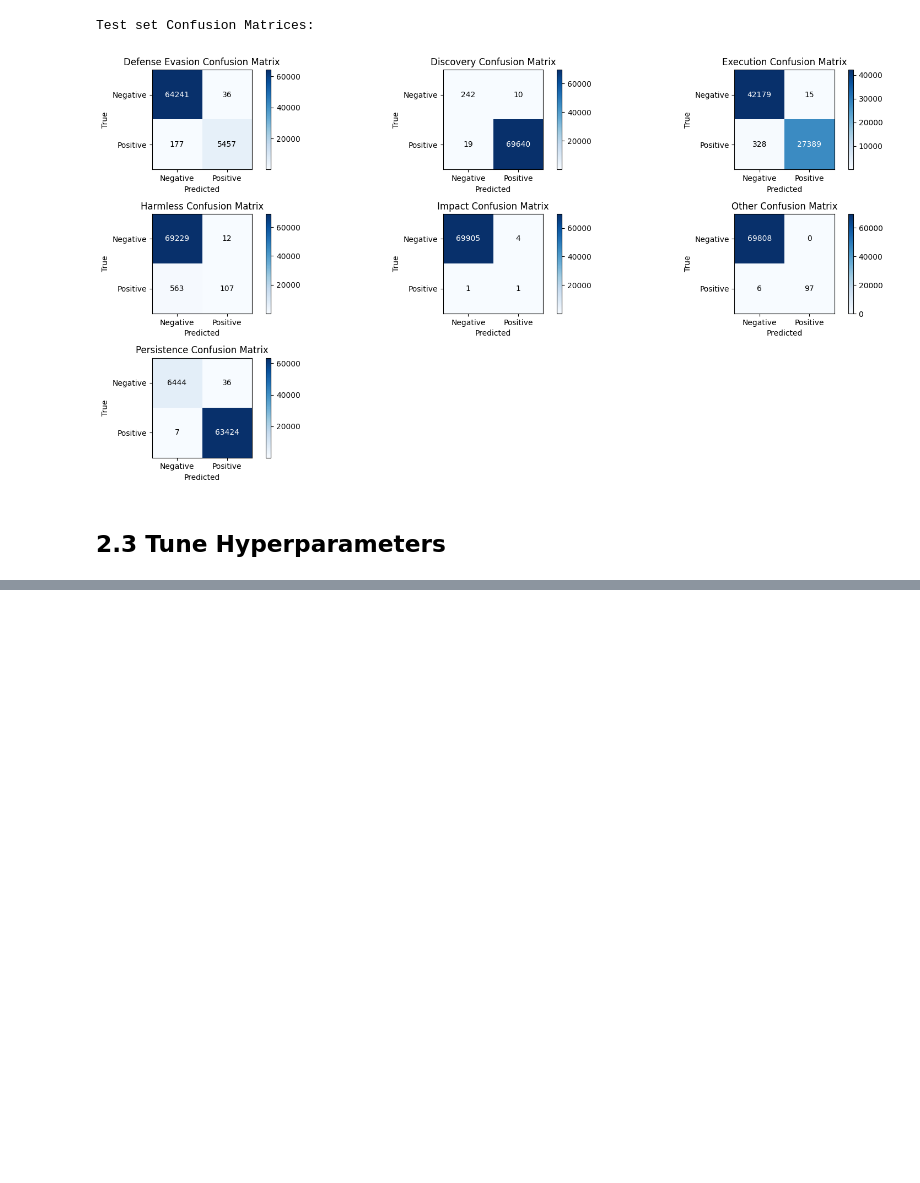
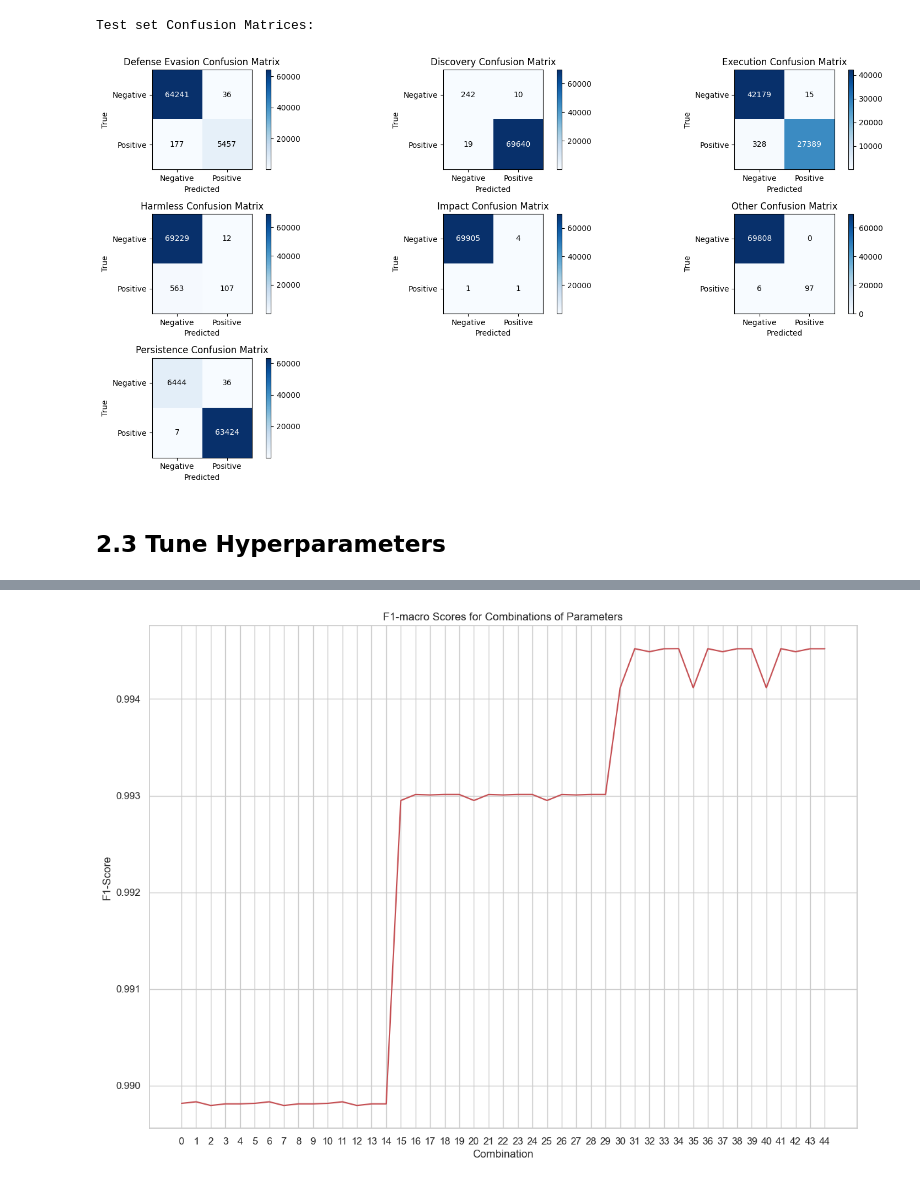
Before and after one commit to massimomecarelli/ML4N_project, a Jupyter notebook: Supervised_classification.ipynb, the cells around one changed output, grey strips where cells are left out. Cells and saved outputs as stored; diff of their text form; code cells hidden in the pictures; blank space fills up the shorter version.

```diff
--- a/Supervised_classification.ipynb
+++ b/Supervised_classification.ipynb
@@ -231,0 +239,27 @@ Test set Confusion Matrices:
+# %%
+# Specify the hyperparameters to tune
+param_grid = {
+    "estimator__C": [0.1, 1, 10],       # Regularization strength
+    "estimator__solver": ["lbfgs", "liblinear", "newton-cg", "sag", "saga"],  # Solver types
+    'estimator__max_iter'  : [50,100,250]
+}
+
+# Define the scoring function
+scorer = make_scorer(f1_score, average="weighted", zero_division=1)
+
+# Set up GridSearchCV
+grid_search_lr = GridSearchCV(
+    estimator=clf,
+    param_grid=param_grid,
+    scoring=scorer,
+    cv=5,  # 5-fold cross-validation
+    verbose=True,
+    n_jobs=-1
+)
+
+# Perform the search
+grid_search_lr.fit(X_train, y_train_bin)
+
+# Best parameters and score
+print("Best Parameters Combination:", grid_search_lr.best_params_)
+print("Best Score:", grid_search_lr.best_score_)
@@ -231,0 +291,19 @@ Test set Confusion Matrices:
+# %%
+
+df_grid_search_lr = pd.DataFrame(grid_search_lr.cv_results_)
+sns.lineplot(x = df_grid_search_lr.index, y = "mean_test_score", data = df_grid_search_lr, color='r')
+
+# Set the figure size
+plt.gcf().set_size_inches(14, 10)
+# Add a title and labels to the plot
+plt.title('F1-macro Scores for Combinations of Parameters')
+plt.xlabel('Combination')
+plt.ylabel('F1-Score')
+
+# Rotate x-axis labels by 45 degrees
+plt.xticks(ticks=df_grid_search_lr.index)
+
+# Display the plot
+plt.show()
+# %% [output]
+[figure, added]
```
Also changed, not shown: parts of 31 cells of this notebook.
